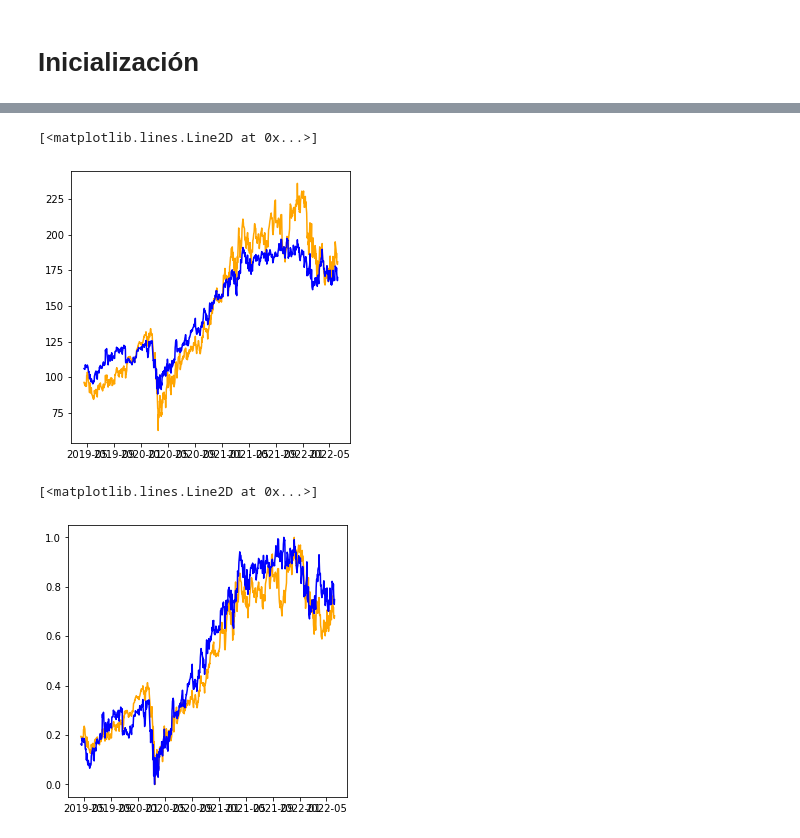
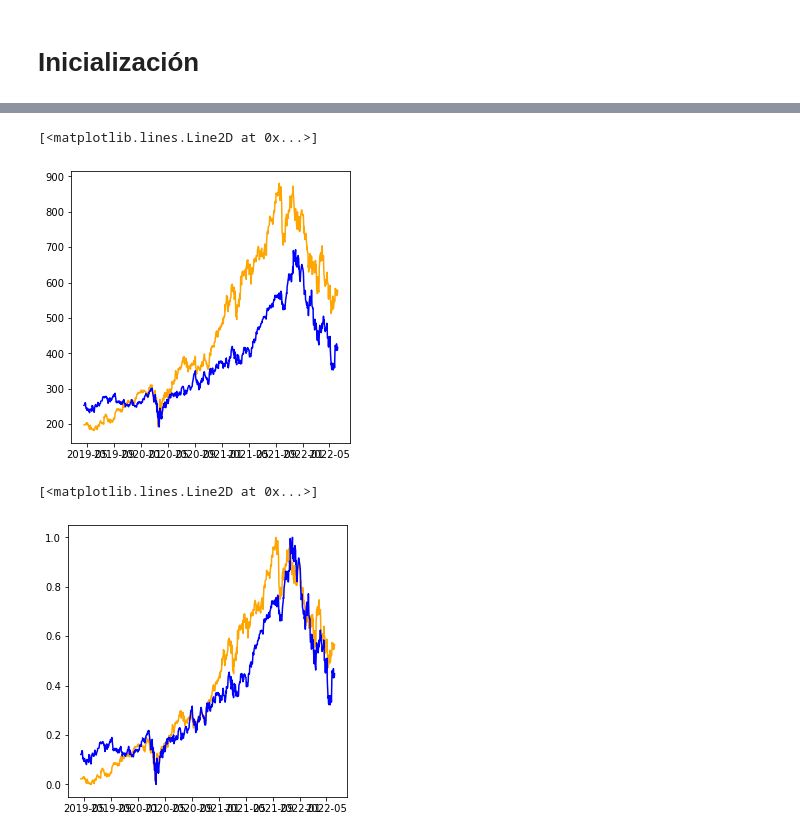
Before and after one commit to FabianEH/ETF-Filter-, a Jupyter notebook: metricas.ipynb, the cells around one changed output, grey strips where cells are left out. Saved outputs shown, nothing was run; the diff lists cells and outputs as text; code cells hidden in the pictures.

```diff
--- a/metricas.ipynb
+++ b/metricas.ipynb
@@ -177,6 +203,6 @@ class paresTrading:
         plt.figure(figsize=(25,25))
         sns.heatmap(metrica, cmap = sns.cm.rocket_r)
 # %%
-modelo = paresTrading(tickers, start, end)
+#modelo = paresTrading(tickers, start, end)
 
 modelo.clear_filter()
@@ -195,17 +238,17 @@ modelo.plot_correlation()
 # %%
-A = "NXPI"
-B = "TXN"
+A = "ASML"
+B = "INTU"
 
 plt.figure(figsize=(5,5))
 plt.plot(modelo.df[A], c= 'orange')
 plt.plot(modelo.df[B], c='blue')
 # %% [output]
 [<matplotlib.lines.Line2D at 0x...>]
-[figure, old version]
+[figure, new version]
 # %%
 plt.figure(figsize=(5,5))
 plt.plot((modelo.df[A]-np.min(modelo.df[A]))/(np.max(modelo.df[A]) - np.min(modelo.df[A])), c='orange')
 plt.plot((modelo.df[B]-np.min(modelo.df[B]))/(np.max(modelo.df[B]) - np.min(modelo.df[B])), c="blue")
 # %% [output]
 [<matplotlib.lines.Line2D at 0x...>]
-[figure, old version]
+[figure, new version]
```
Also changed, not shown: parts of 10 cells of this notebook.
